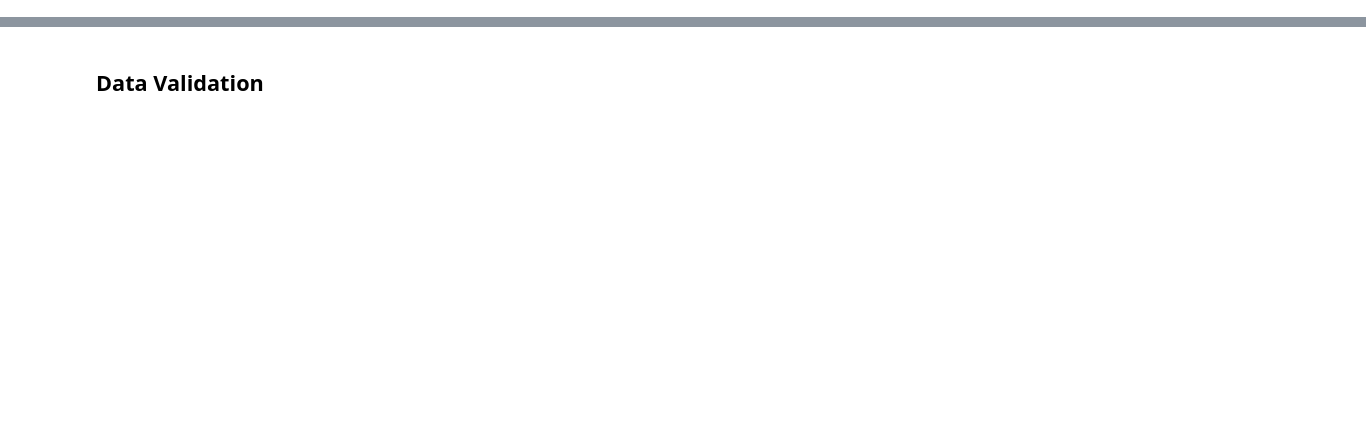
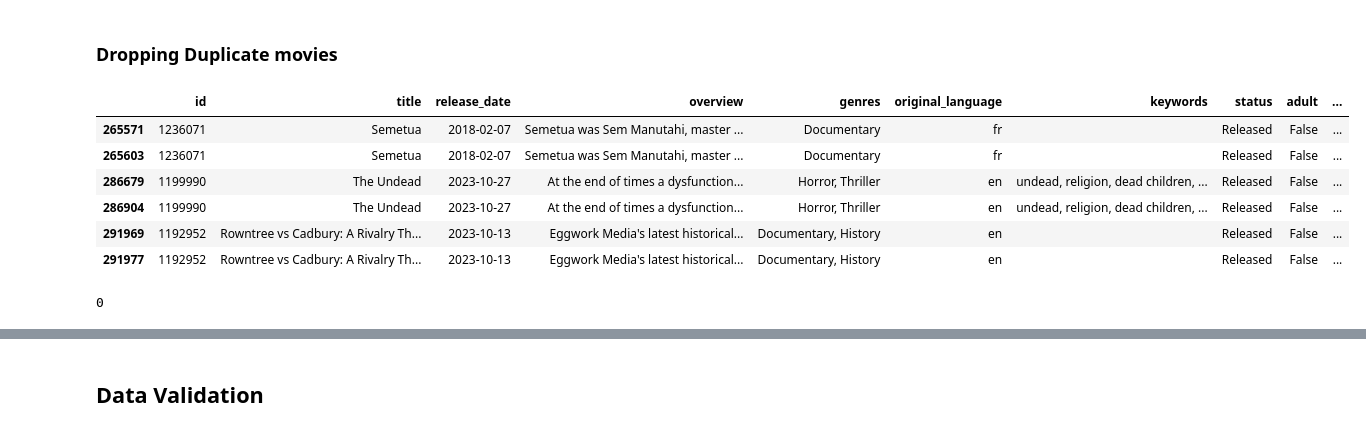
Before and after one commit to Lakes41/movie-recommendation-model, a Jupyter notebook: backend/main nb.ipynb, the cells around one changed output, grey strips where cells are left out. Drawn from its saved outputs; the diff is of its cells as text; code cells hidden in the pictures; blank space fills up the shorter version.

```diff
--- a/backend/main nb.ipynb
+++ b/backend/main nb.ipynb
@@ -120,0 +33,3 @@ df.head()
+# %%
+cols = ['id','title','release_date','overview','genres','original_language','keywords','status', 'adult','poster_path']
+movies[cols].head()
@@ -120,0 +71,8 @@ df.head()
+# %%
+na_drop = ['release_date','overview','genres','original_language','poster_path']
+# %%
+df = df.dropna(subset=na_drop)
+print(df.isna().sum())
+
+print('/n')
+print(df['id'].duplicated().sum())
@@ -120,0 +93,3 @@ df.head()
+# %%
+df = df.fillna('')
+print(df.isna().sum())
@@ -120,0 +108,22 @@ df.head()
+# %% [markdown]
+### Dropping Duplicate movies
+# %%
+duplicate_ids = df[df['id'].duplicated(keep=False)]
+duplicate_ids.head(6)
+# %% [output]
+|  | id | title | release_date | overview | genres | original_language | keywords | status | adult | ... |
+| 265571 | 1236071 | Semetua | 2018-02-07 | Semetua was Sem Manutahi, master ... | Documentary | fr |  | Released | False | ... |
+| 265603 | 1236071 | Semetua | 2018-02-07 | Semetua was Sem Manutahi, master ... | Documentary | fr |  | Released | False | ... |
+| 286679 | 1199990 | The Undead | 2023-10-27 | At the end of times a dysfunction... | Horror, Thriller | en | undead, religion, dead children, ... | Released | False | ... |
+| 286904 | 1199990 | The Undead | 2023-10-27 | At the end of times a dysfunction... | Horror, Thriller | en | undead, religion, dead children, ... | Released | False | ... |
+| 291969 | 1192952 | Rowntree vs Cadbury: A Rivalry Th... | 2023-10-13 | Eggwork Media's latest historical... | Documentary, History | en |  | Released | False | ... |
+| 291977 | 1192952 | Rowntree vs Cadbury: A Rivalry Th... | 2023-10-13 | Eggwork Media's latest historical... | Documentary, History | en |  | Released | False | ... |
+# %%
+# Drop Duplicate Id
+df.drop_duplicates(subset=['id'], inplace=True)
+df.reset_index(drop=True, inplace=True)
+
+#Check for anymore duplicates
+print(df.duplicated().sum())
+# %% [output]
+0
```
Also changed, not shown: parts of 49 cells of this notebook, 6 other files.
